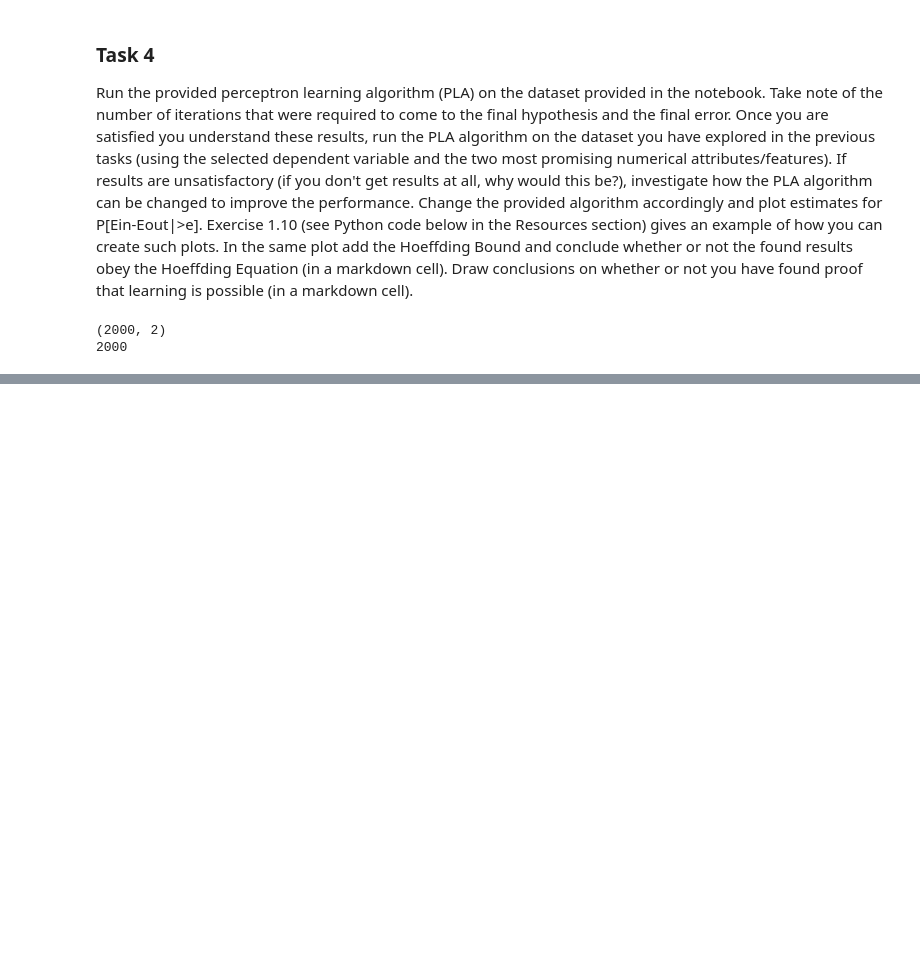
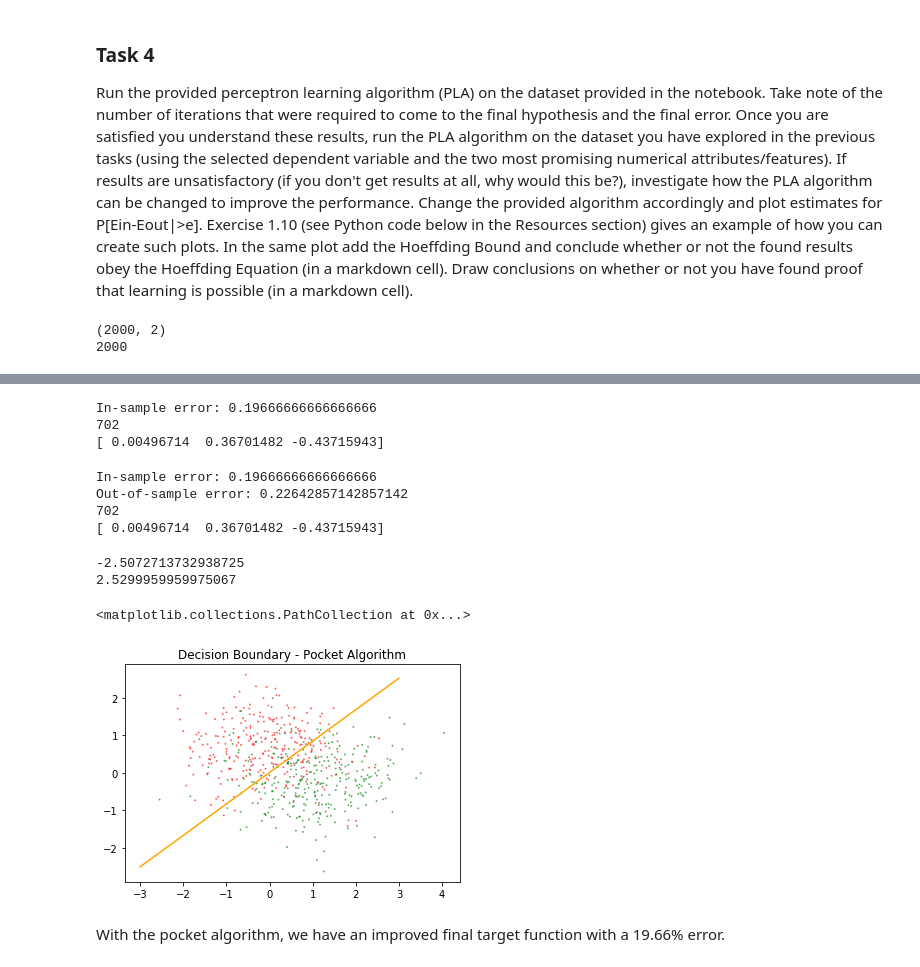
Before and after one commit to vipulpopat/MSCAI_Sem1_Etivity1, a Jupyter notebook: 18200036_Etivity1.ipynb, the cells around one changed output, grey strips where cells are left out. Saved outputs shown, nothing was run; the diff lists cells and outputs as text; code cells hidden in the pictures; blank space fills up the shorter version.

```diff
--- a/18200036_Etivity1.ipynb
+++ b/18200036_Etivity1.ipynb
@@ -369,0 +459,38 @@ ValueError: all the input arrays must have same number of dimensions
+# %%
+out_weights, out_iterations = pla_pocket(X_train, y_train, pla_bank_weights, 100000)
+# %% [output]
+In-sample error: 0.19666666666666666
+702
+[ 0.00496714  0.36701482 -0.43715943]
+# %%
+print('In-sample error:', calc_error(X_train, y_train, out_weights))
+print('Out-of-sample error:', calc_error(X_test, y_test, out_weights))
+print(out_iterations)
+print(out_weights)
+# %% [output]
+In-sample error: 0.19666666666666666
+Out-of-sample error: 0.22642857142857142
+702
+[ 0.00496714  0.36701482 -0.43715943]
+# %%
+#check the decision boundary
+pocket_db1, pocket_db2 = decision_boundary(out_weights, -3, 3)
+
+print(pocket_db1)
+print(pocket_db2)
+# plot with a scatter of the input and output spaces
+map_colour = lambda x: 'red' if x==-1 else 'green'
+myplt_colour=[]
+for item in y_train:
+   myplt_colour.append(map_colour(item))
+_, myplt = plt.subplots()
+myplt.set_title('Decision Boundary - Pocket Algorithm')
+myplt.plot([-3,3],[pocket_db1,pocket_db2], 'orange')
+myplt.scatter(X_train[:,0], X_train[:,1], c=myplt_colour, s=1, alpha=0.5)
+# %% [output]
+-2.5072713732938725
+2.5299959959975067
+<matplotlib.collections.PathCollection at 0x...>
+[figure, added]
+# %% [markdown]
+With the pocket algorithm, we have an improved final target function with a 19.66% error.
```
Also changed, not shown: parts of 22 cells of this notebook, 1 other file.
